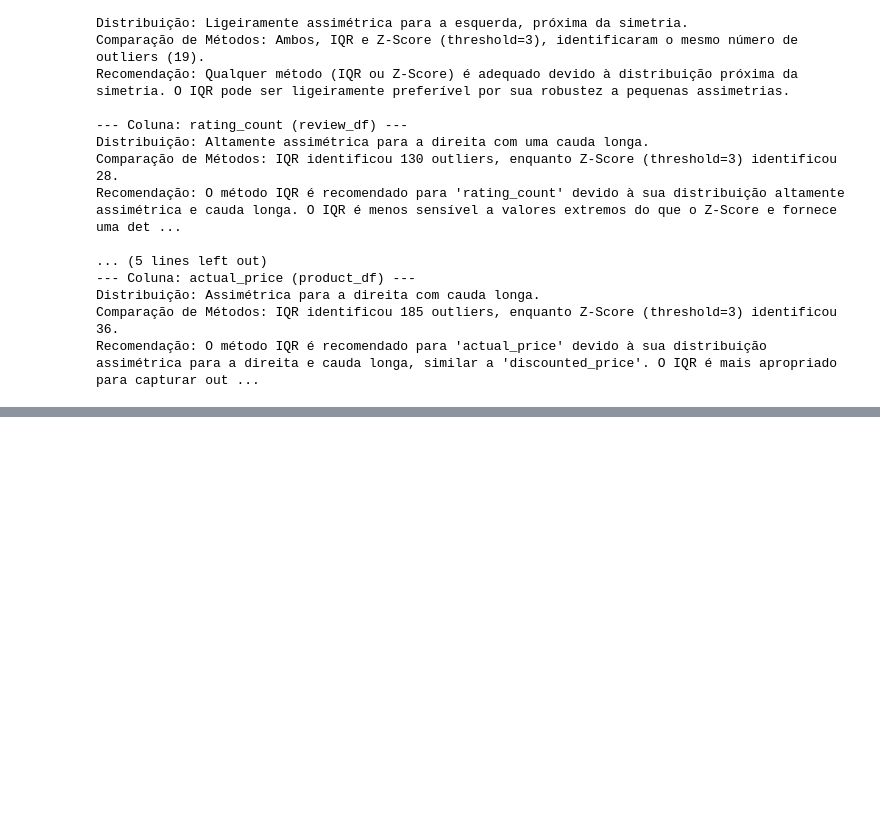
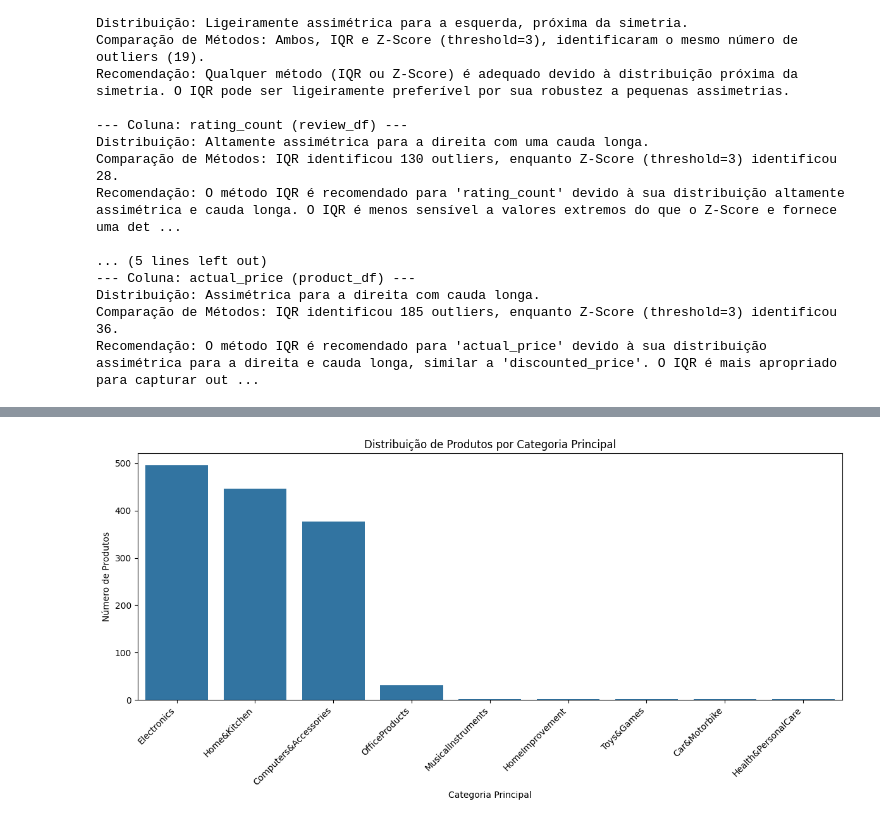
Before and after one commit to BragaGiu/projeto-amazon-sales, a Jupyter notebook: DataLab.ipynb, the cells around one changed output, grey strips where cells are left out. Cells and saved outputs as stored; diff of their text form; code cells hidden in the pictures; blank space fills up the shorter version.

```diff
--- a/DataLab.ipynb
+++ b/DataLab.ipynb
@@ -321,0 +124,7 @@ Primeiras linhas de review_df com rating_count convertido:
+# %%
+# Excluir linhas onde 'rating_count' é nulo no DataFrame review
+review_df.dropna(subset=['rating_count'], inplace=True)
+print("Número de linhas em review_df após remover nulos em 'rating_count':", len(review_df))
+
+print("\nValores nulos restantes em review_df:")
+display(review_df.isnull().sum())
@@ -321,0 +269,3 @@ Primeiras linhas de review_df com rating_count convertido:
+# %%
+# Excluir as colunas 'img_link' e 'product_link' do DataFrame review pois não serão relevantes para a análise
+review_df.drop(['img_link', 'product_link'], axis=1, inplace=True)
@@ -720,0 +716,12 @@ Recomendação: O método IQR é recomendado para 'actual_price' devido à sua d
+# %%
+# Criando duas novas variáveis diferenca_preco e categoria_principal
+# Criar a coluna 'diferenca_preco'
+# Certifique-se de que 'actual_price' e 'discounted_price' são numéricos
+product_df['diferenca_preco'] = product_df['actual_price'] - product_df['discounted_price']
+
+# Criar a coluna 'categoria_principal'
+# Extrair a primeira categoria antes do primeiro '|'
+product_df['categoria_principal'] = product_df['category'].astype(str).str.split('|', expand=True)[0]
+
+print("Primeiras 5 linhas do dataframe product_df com as novas colunas:")
+display(product_df.head())
@@ -720,0 +738,10 @@ Recomendação: O método IQR é recomendado para 'actual_price' devido à sua d
+# %%
+# Unir os dataframes product_df e review_df usando a coluna 'product_id'
+# Usamos um 'inner' join para incluir apenas produtos que têm avaliações e vice-versa
+unificada_df = pd.merge(product_df, review_df, on='product_id', how='inner')
+
+print("Primeiras 5 linhas do dataframe unido:")
+display(unificada_df.head())
+
+print("\nNúmero de linhas e colunas no dataframe unido:")
+display(unificada_df.shape)
@@ -720,0 +830,15 @@ Recomendação: O método IQR é recomendado para 'actual_price' devido à sua d
+# %%
+# Contar a frequência de cada categoria principal
+categoria_principal_counts = unificada_df['categoria_principal'].value_counts()
+
+# Criar um gráfico de barras
+plt.figure(figsize=(12, 6))
+sns.barplot(x=categoria_principal_counts.index, y=categoria_principal_counts.values)
+plt.title('Distribuição de Produtos por Categoria Principal')
+plt.xlabel('Categoria Principal')
+plt.ylabel('Número de Produtos')
+plt.xticks(rotation=45, ha='right')
+plt.tight_layout()
+plt.show()
+# %% [output]
+[figure, added]
```
Also changed, not shown: parts of 111 cells of this notebook.
